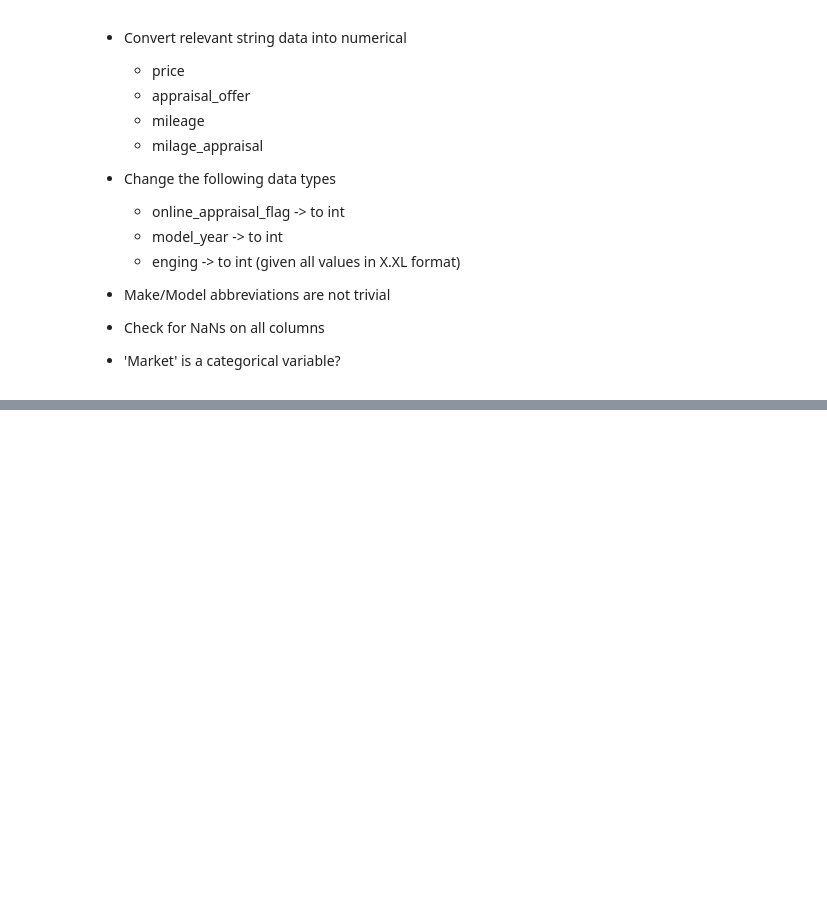
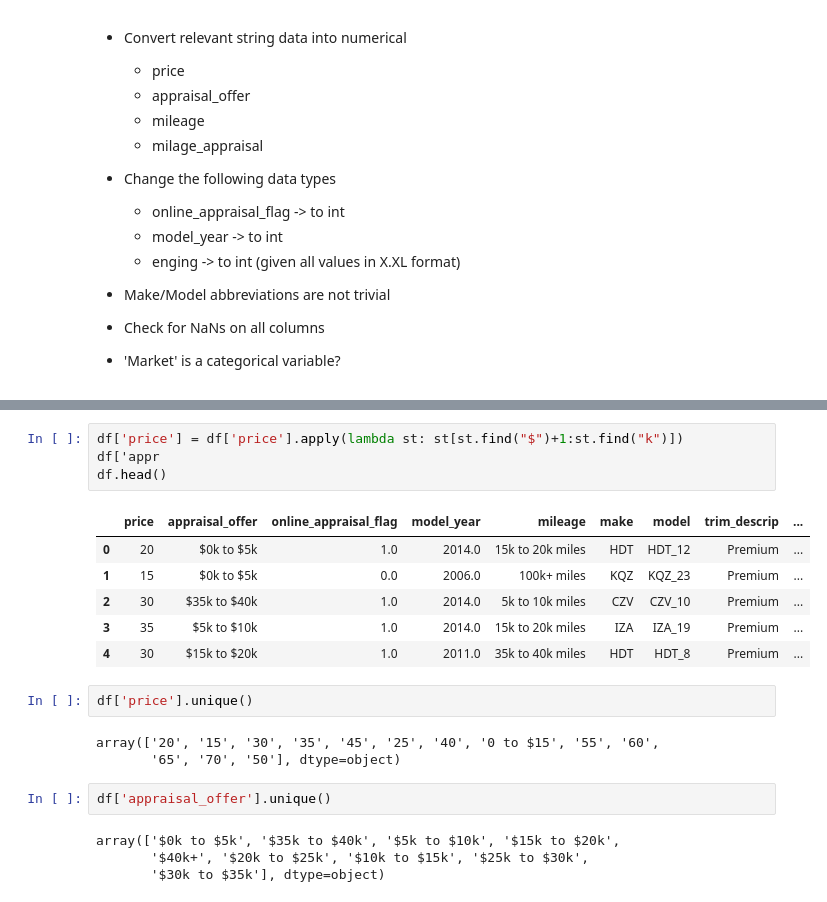
Before and after one commit to ashenfernando1/Winter-2023, a Jupyter notebook: CarMax.ipynb, the cells around one changed output, grey strips where cells are left out. Saved outputs shown, nothing was run; the diff lists cells and outputs as text; blank space fills up the shorter version.

```diff
--- a/CarMax.ipynb
+++ b/CarMax.ipynb
@@ -64,0 +152,22 @@ df
+# %%
+df['price'] = df['price'].apply(lambda st: st[st.find("$")+1:st.find("k")])
+df['appr
+df.head()
+# %% [output]
+|  | price | appraisal_offer | online_appraisal_flag | model_year | mileage | make | model | trim_descrip | ... |
+| 0 | 20 | $0k to $5k | 1.0 | 2014.0 | 15k to 20k miles | HDT | HDT_12 | Premium | ... |
+| 1 | 15 | $0k to $5k | 0.0 | 2006.0 | 100k+ miles | KQZ | KQZ_23 | Premium | ... |
+| 2 | 30 | $35k to $40k | 1.0 | 2014.0 | 5k to 10k miles | CZV | CZV_10 | Premium | ... |
+| 3 | 35 | $5k to $10k | 1.0 | 2014.0 | 15k to 20k miles | IZA | IZA_19 | Premium | ... |
+| 4 | 30 | $15k to $20k | 1.0 | 2011.0 | 35k to 40k miles | HDT | HDT_8 | Premium | ... |
+# %%
+df['price'].unique()
+# %% [output]
+array(['20', '15', '30', '35', '45', '25', '40', '0 to $15', '55', '60',
+       '65', '70', '50'], dtype=object)
+# %%
+df['appraisal_offer'].unique()
+# %% [output]
+array(['$0k to $5k', '$35k to $40k', '$5k to $10k', '$15k to $20k',
+       '$40k+', '$20k to $25k', '$10k to $15k', '$25k to $30k',
+       '$30k to $35k'], dtype=object)
```
Also changed, not shown: parts of 8 cells of this notebook, 1 other file.
